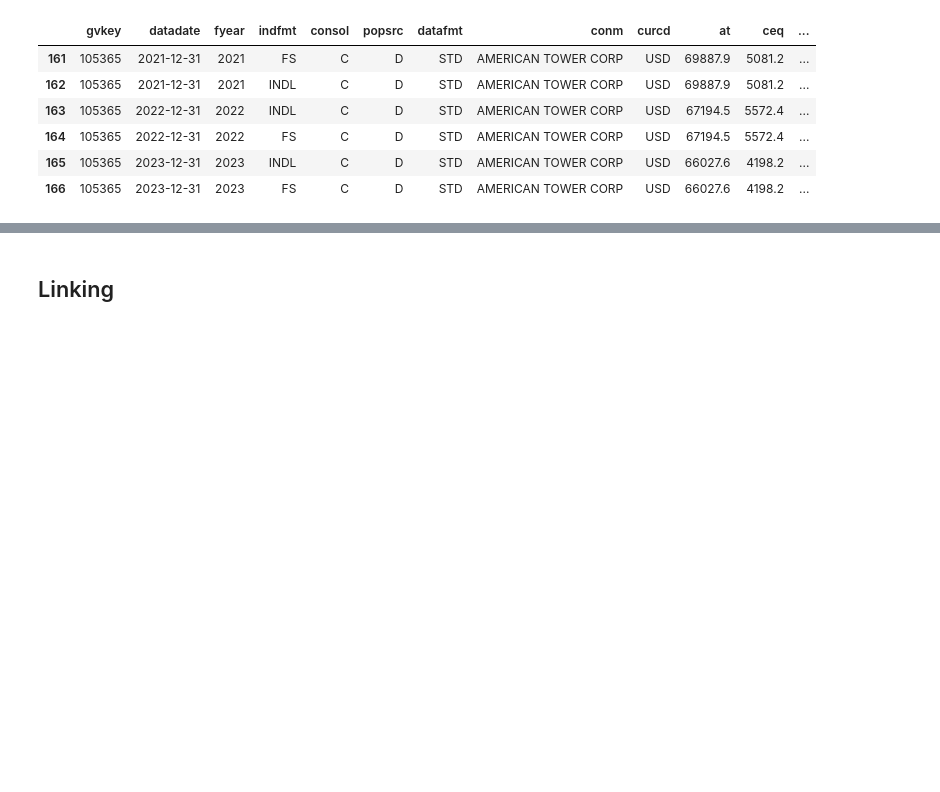
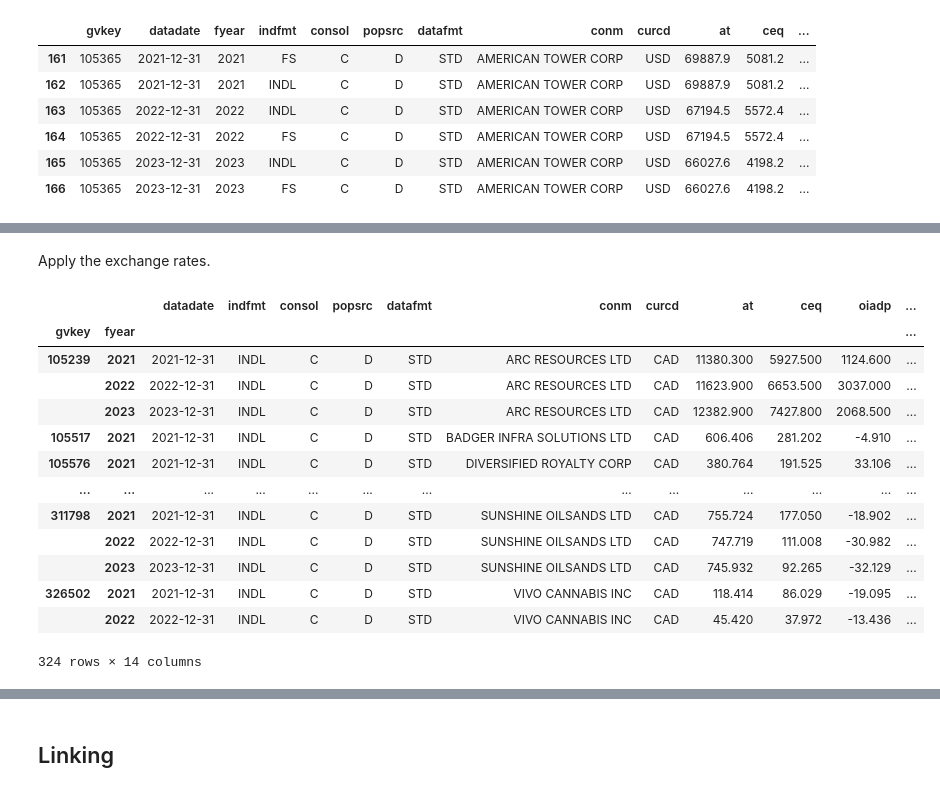
Before and after one commit to varunchodanker/MSc-Individual-Project, a Jupyter notebook: Phase1.ipynb, the cells around one changed output, grey strips where cells are left out. Saved outputs shown, nothing was run; the diff lists cells and outputs as text; code cells hidden in the pictures; blank space fills up the shorter version.

Commit message:
Fundamentals data preprocessed, just in time computation required for book/market ratio.

```diff
--- a/Phase1.ipynb
+++ b/Phase1.ipynb
@@ -2031,0 +2101,8 @@ fundamentals_df[
+# %%
+y_bs_exrt = m_exrts_flat.drop(columns="data_ym").groupby(
+    ["curd", "datayear"]
+).last()[["exratd_toUSD"]].rename(
+    columns={"exratd_toUSD": "bs_toUSD"}
+)
+
+y_bs_exrt
@@ -2031,0 +2124,6 @@ fundamentals_df[
+# %%
+y_is_exrt = m_exrts_flat.drop(columns="data_ym").groupby(
+    ["curd", "datayear"]
+).mean()[["exratd_toUSD"]].rename(columns={"exratd_toUSD": "is_toUSD"})
+
+y_is_exrt
@@ -2031,0 +2145,7 @@ fundamentals_df[
+# %%
+y_fs_exrt = pd.concat(
+    [y_bs_exrt, y_is_exrt],
+    axis=1
+)
+
+y_fs_exrt
@@ -2031,0 +2167,11 @@ fundamentals_df[
+# %%
+fundamentals_df = fundamentals_df.reset_index().merge(
+    y_fs_exrt,
+    how="left",
+    left_on=["curcd", "fyear"],
+    right_index=True,
+).set_index(
+    ["gvkey", "fyear"]
+)
+
+fundamentals_df
@@ -2031,0 +2193,21 @@ fundamentals_df[
+# %% [markdown]
+Apply the exchange rates.
+# %%
+fundamentals_df[
+    fundamentals_df["curcd"] == "CAD"
+]
+# %% [output]
+|  |  | datadate | indfmt | consol | popsrc | datafmt | conm | curcd | at | ceq | oiadp | ... |
+| gvkey | fyear |  |  |  |  |  |  |  |  |  |  | ... |
+| 105239 | 2021 | 2021-12-31 | INDL | C | D | STD | ARC RESOURCES LTD | CAD | 11380.300 | 5927.500 | 1124.600 | ... |
+|  | 2022 | 2022-12-31 | INDL | C | D | STD | ARC RESOURCES LTD | CAD | 11623.900 | 6653.500 | 3037.000 | ... |
+|  | 2023 | 2023-12-31 | INDL | C | D | STD | ARC RESOURCES LTD | CAD | 12382.900 | 7427.800 | 2068.500 | ... |
+| 105517 | 2021 | 2021-12-31 | INDL | C | D | STD | BADGER INFRA SOLUTIONS LTD | CAD | 606.406 | 281.202 | -4.910 | ... |
+| 105576 | 2021 | 2021-12-31 | INDL | C | D | STD | DIVERSIFIED ROYALTY CORP | CAD | 380.764 | 191.525 | 33.106 | ... |
+| ... | ... | ... | ... | ... | ... | ... | ... | ... | ... | ... | ... | ... |
+| 311798 | 2021 | 2021-12-31 | INDL | C | D | STD | SUNSHINE OILSANDS LTD | CAD | 755.724 | 177.050 | -18.902 | ... |
+|  | 2022 | 2022-12-31 | INDL | C | D | STD | SUNSHINE OILSANDS LTD | CAD | 747.719 | 111.008 | -30.982 | ... |
+|  | 2023 | 2023-12-31 | INDL | C | D | STD | SUNSHINE OILSANDS LTD | CAD | 745.932 | 92.265 | -32.129 | ... |
+| 326502 | 2021 | 2021-12-31 | INDL | C | D | STD | VIVO CANNABIS INC | CAD | 118.414 | 86.029 | -19.095 | ... |
+|  | 2022 | 2022-12-31 | INDL | C | D | STD | VIVO CANNABIS INC | CAD | 45.420 | 37.972 | -13.436 | ... |
+324 rows × 14 columns
```
Also changed, not shown: parts of 36 cells of this notebook.
